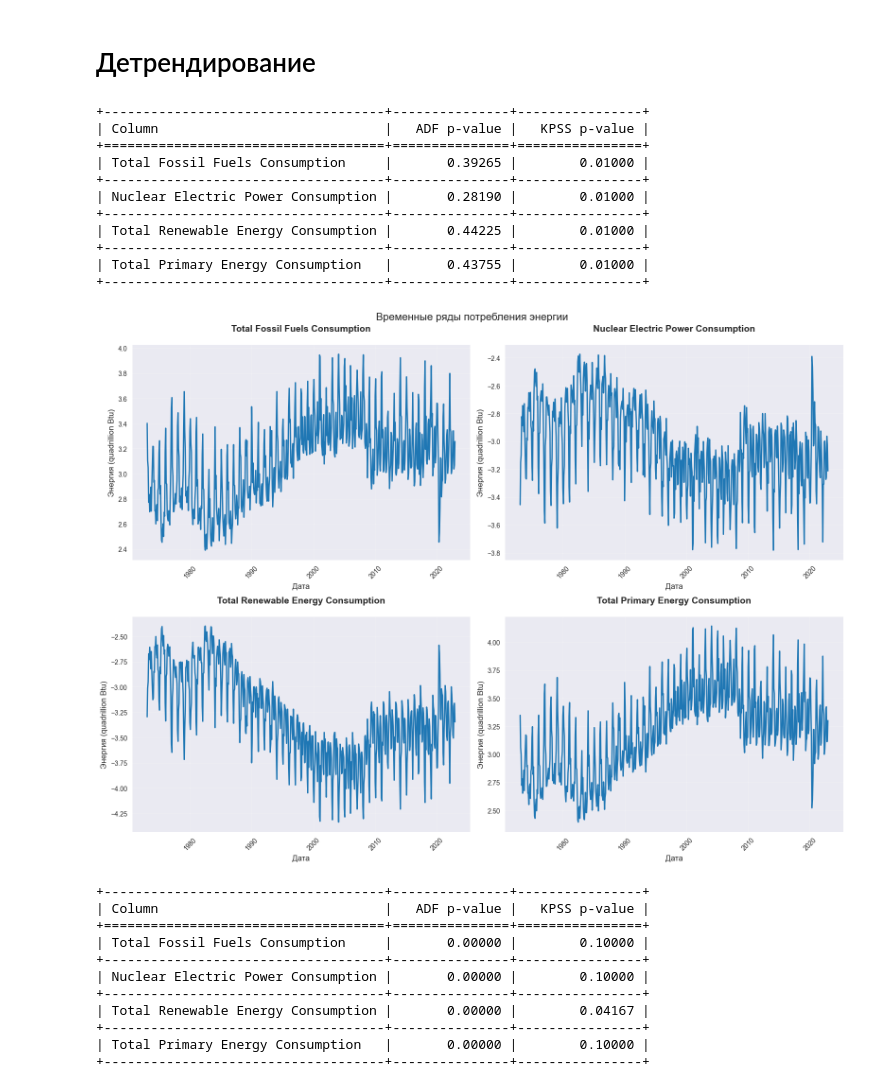
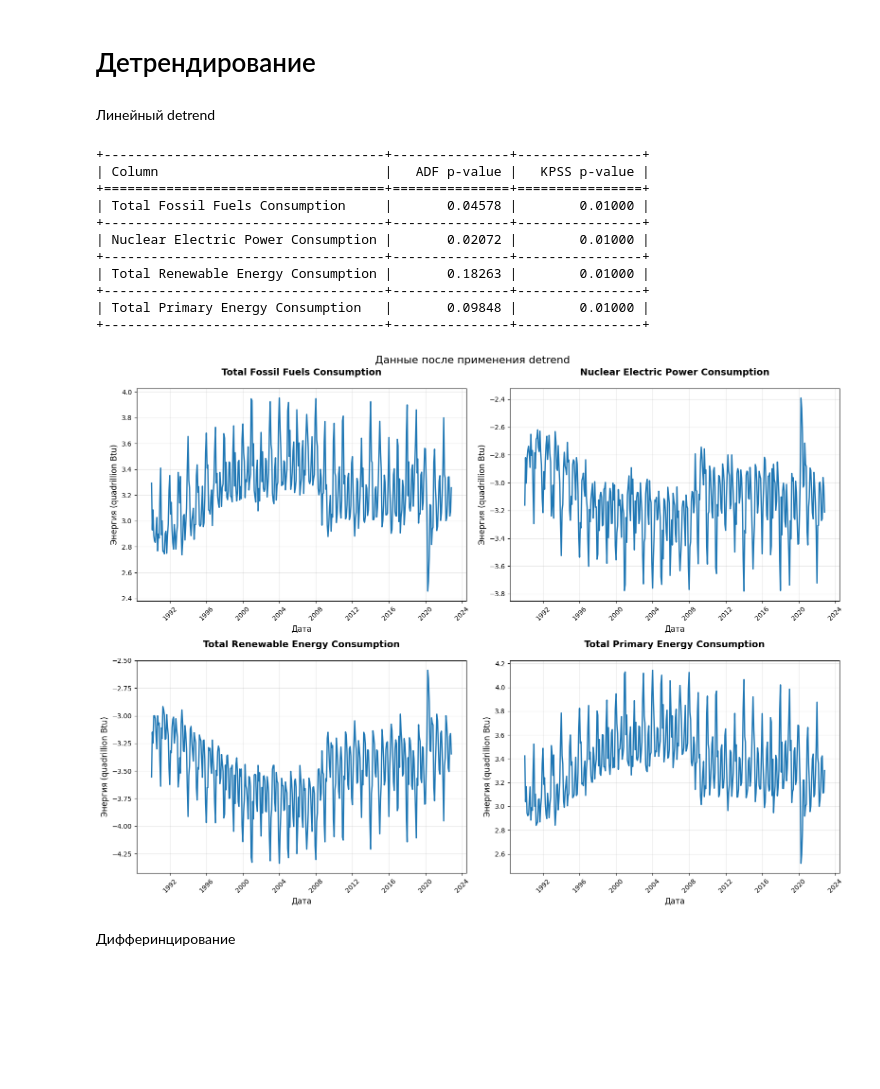
Before and after one commit to SavinskiVladimir/IntelliganceSystems, a Jupyter notebook: time_series/consumption.ipynb, the cells around one changed output. Cells and saved outputs as stored; diff of their text form; code cells hidden in the pictures; blank space fills up the shorter version.

```diff
--- a/time_series/consumption.ipynb
+++ b/time_series/consumption.ipynb
@@ -139,10 +159,10 @@ plt.show()
 # %%
 # Расчет скользящего среднего за 12 месяцев
-df['rolling_avg'] = df['Nuclear Electric Power Consumption'].rolling(window=12).mean()
+df_cons['rolling_avg'] = df_cons['Nuclear Electric Power Consumption'].rolling(window=12).mean()
 
 plt.figure(figsize=(10, 5))
-plt.plot(df['Nuclear Electric Power Consumption'], label='Original Data')
-plt.plot(df['rolling_avg'], label='12-Month Rolling Average', color='orange')
+plt.plot(df_cons['Nuclear Electric Power Consumption'], label='Original Data')
+plt.plot(df_cons['rolling_avg'], label='12-Month Rolling Average', color='orange')
 plt.title('Original Data vs. Rolling Average')
 plt.legend()
 plt.show()
@@ -155,13 +175,11 @@ def check_stationarity(timeseries):
     result = adfuller(timeseries, autolag='AIC')
     return result[1]
 
+print("AFK для рядов")
+
 DF_values = []
 for column in consumption_cols:
-    p_value = check_stationarity(df[column])
+    p_value = check_stationarity(df_cons[column])
     DF_values.append(p_value)
     print(f"Column '{column}': p‑value = {p_value}")
-    if p_value <= 0.05:
-        print(f"The series '{column}' is likely stationary\n")
-    else:
-        print(f"The series '{column}' is likely non‑stationary\n")
 # %% [output]
@@ -184,13 +196,11 @@ def check_kpss_stationarity(timeseries, regression='c'):
     p_val = result[1]
     return p_val
 
+print("KPSS для рядов")
+
 KPSS_values = []
 for column in consumption_cols:
-    p_value = check_kpss_stationarity(df[column])
+    p_value = check_kpss_stationarity(df_cons[column])
     KPSS_values.append(p_value)
     print(f"Column '{column}': p‑value = {p_value}")
-    if p_value > 0.05:
-        print(f"The series '{column}' is likely stationary\n")
-    else:
-        print(f"The series '{column}' is likely non‑stationary\n")
 # %% [output]
@@ -232,11 +236,13 @@ print(tabulate(
 +------------------------------------+---------------+----------------+
 # %% [markdown]
 # Детрендирование
+# %% [markdown]
+Линейный detrend
 # %%
 df_detrend = pd.DataFrame(
-    index=df.index,
+    index=df_cons.index,
     columns=consumption_cols,
-    data=detrend(df[consumption_cols])
+    data=detrend(df_cons[consumption_cols])
 )
 
 DF_values = []
@@ -263,28 +269,28 @@ print(tabulate(
 +------------------------------------+---------------+----------------+
 | Column                             |   ADF p-value |   KPSS p-value |
 +====================================+===============+================+
-| Total Fossil Fuels Consumption     |       0.39265 |        0.01000 |
+| Total Fossil Fuels Consumption     |       0.04578 |        0.01000 |
 +------------------------------------+---------------+----------------+
-| Nuclear Electric Power Consumption |       0.28190 |        0.01000 |
+| Nuclear Electric Power Consumption |       0.02072 |        0.01000 |
 +------------------------------------+---------------+----------------+
-| Total Renewable Energy Consumption |       0.44225 |        0.01000 |
+| Total Renewable Energy Consumption |       0.18263 |        0.01000 |
 +------------------------------------+---------------+----------------+
-| Total Primary Energy Consumption   |       0.43755 |        0.01000 |
+| Total Primary Energy Consumption   |       0.09848 |        0.01000 |
 +------------------------------------+---------------+----------------+
 # %%
 fig, axes = plt.subplots(2, 2, figsize=(16, 12))
 axes = axes.ravel()
 
 for i, col in enumerate(consumption_cols):
     axes[i].plot(df_detrend.index, df_detrend[col], linewidth=2)
     axes[i].set_title(col, fontsize=14, fontweight='bold', pad=20)
     axes[i].set_xlabel('Дата', fontsize=12)
     axes[i].set_ylabel('Энергия (quadrillion Btu)', fontsize=12)
     axes[i].grid(True, alpha=0.3)
     axes[i].tick_params(axis='x', rotation=45)
 
-plt.suptitle('Временные ряды потребления энергии', fontsize=16)
+plt.suptitle('Данные после применения detrend', fontsize=16)
 plt.tight_layout()
 plt.show()
 # %% [output]
-[figure, old version]
+[figure, new version]
@@ -299,33 +297,2 @@ df_boxcox_diff = df_boxcox.diff().dropna()
-# %%
-DF_values = []
-for column in consumption_cols:
-    p_value = check_stationarity(df_boxcox_diff[column])
-    DF_values.append(p_value)
-
-KPSS_values = []
-for column in consumption_cols:
-    p_value = check_kpss_stationarity(df_boxcox_diff[column])
-    KPSS_values.append(p_value)
-
-table_data = []
-for i, column in enumerate(consumption_cols):
-    table_data.append([column, f"{DF_values[i]:.5f}", f"{KPSS_values[i]:.5f}"])
-
-print(tabulate(
-    table_data,
-    headers=["Column", "ADF p-value", "KPSS p-value"],
-    tablefmt="grid",
-    floatfmt=".5f"
-))
-# %% [output]
-+------------------------------------+---------------+----------------+
-| Column                             |   ADF p-value |   KPSS p-value |
-+====================================+===============+================+
-| Total Fossil Fuels Consumption     |       0.00000 |        0.10000 |
-+------------------------------------+---------------+----------------+
-| Nuclear Electric Power Consumption |       0.00000 |        0.10000 |
-+------------------------------------+---------------+----------------+
-| Total Renewable Energy Consumption |       0.00000 |        0.04167 |
-+------------------------------------+---------------+----------------+
-| Total Primary Energy Consumption   |       0.00000 |        0.10000 |
-+------------------------------------+---------------+----------------+
+# %% [markdown]
+Дифферинцирование
```
Also changed, not shown: parts of 14 cells of this notebook.
